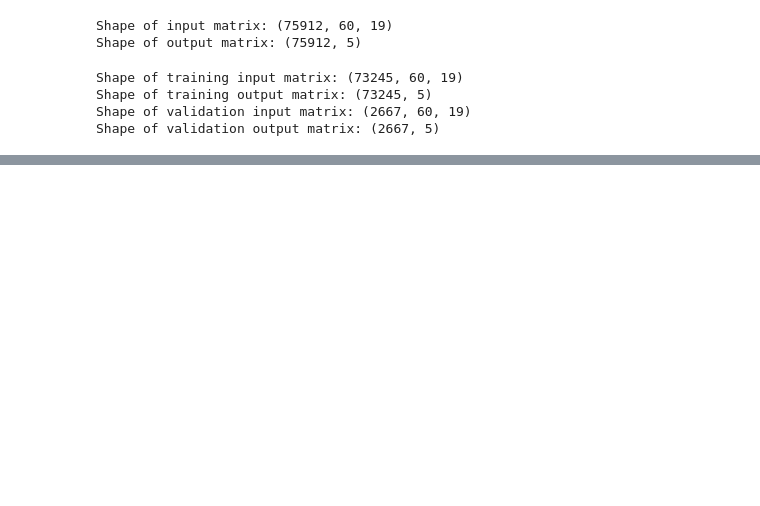
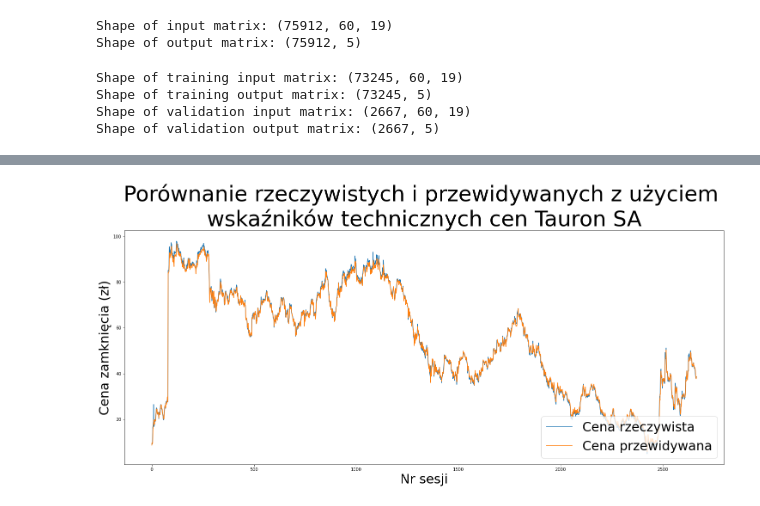
Before and after one commit to WaznyKamo/Deep-Learning-Stock-Price-Prediction, a Jupyter notebook: WiG20_based_stock_prediction.ipynb, the cells around one changed output, grey strips where cells are left out. Drawn from its saved outputs; the diff is of its cells as text; code cells hidden in the pictures; blank space fills up the shorter version.

```diff
--- a/WiG20_based_stock_prediction.ipynb
+++ b/WiG20_based_stock_prediction.ipynb
@@ -442,0 +428,4 @@ print('Predictions MAPE: ' + str(round(predictions_MAPE,2)) + '%')
+# %%
+predictions_ta = model_ta.predict(X_valid_ta)
+
+predictions_ta = evaluate_results(X_valid_ta, Y_valid_ta, Y_scalers_ta, predictions_ta)
@@ -443,9 +450,11 @@ print('Predictions MAPE: ' + str(round(predictions_MAPE,2)) + '%')
 # %%
 plt.figure(figsize=(25,10))
 plt.title('Porównanie rzeczywistych i przewidywanych z użyciem \nwskaźników technicznych cen Tauron SA', fontsize=50)
 plt.xlabel('Nr sesji', fontsize=30)
 plt.ylabel('Cena zamknięcia (zł)', fontsize=30)
-plt.plot(predictions['Close_real'])
-plt.plot(predictions['Close_predicted'])
+plt.plot(predictions_ta['Close_real'])
+plt.plot(predictions_ta['Close_predicted'])
 plt.legend(['Cena rzeczywista',  'Cena przewidywana'], loc='lower right', fontsize=30)
 plt.show()
+# %% [output]
+[figure, added]
```
Also changed, not shown: parts of 27 cells of this notebook, 1 other file.
